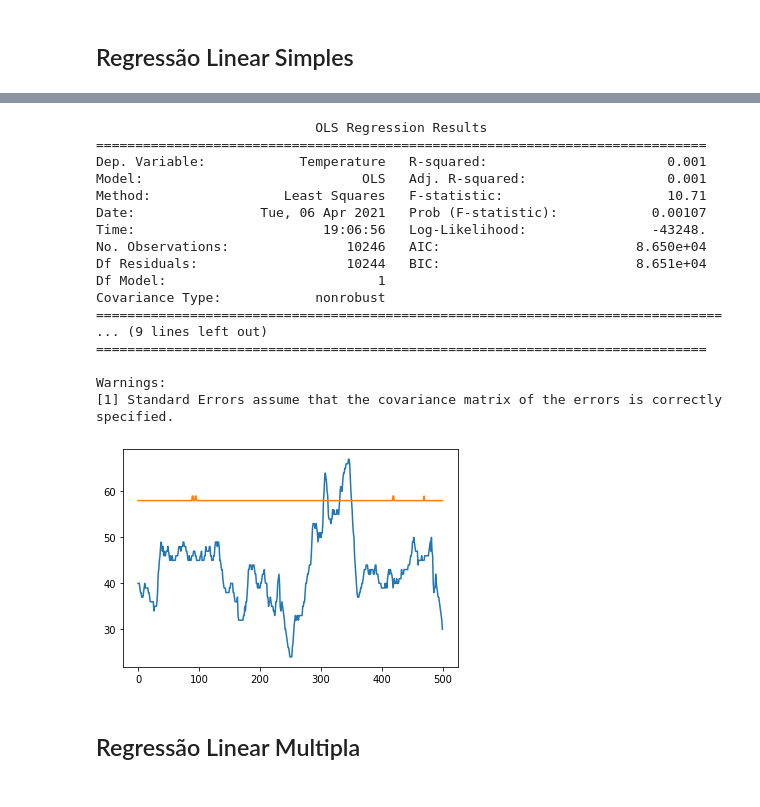
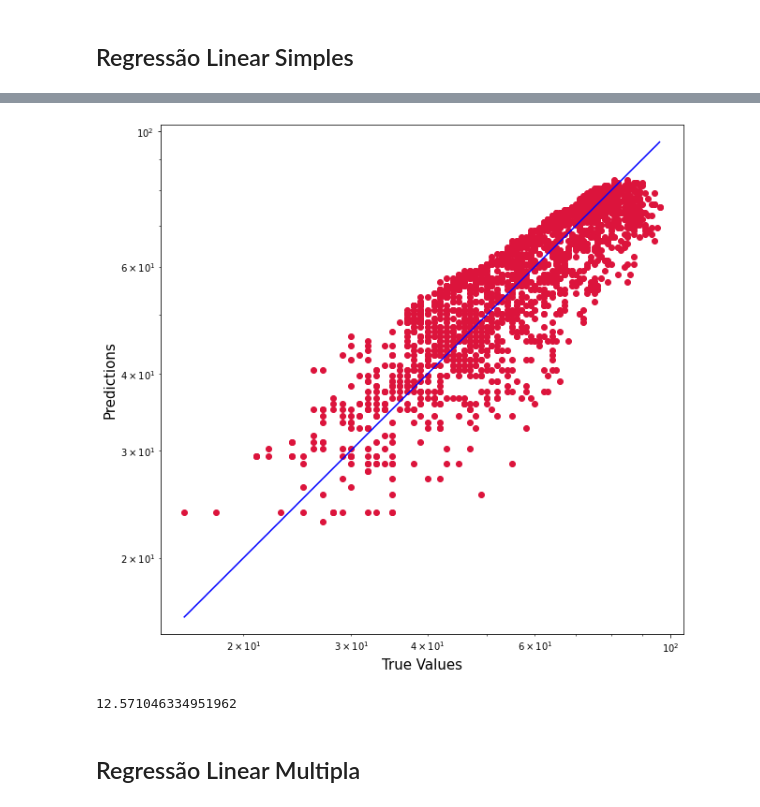
Before and after one commit to pedrohcaminha/projeto1DS, a Jupyter notebook: projeto_1.ipynb, the cells around one changed output, grey strips where cells are left out. Saved outputs shown, nothing was run; the diff lists cells and outputs as text; code cells hidden in the pictures.

```diff
--- a/projeto_1.ipynb
+++ b/projeto_1.ipynb
@@ -651,11 +650,14 @@ plt.show()
 # %%
-X = data['Dew Point'].values.reshape(-1,1)
+Xs = data['Dew Point'].values.reshape(-1,1)
 y = data['Temperature'].values.reshape(-1,1)
 
+X_train, X_test, y_train, y_test = train_test_split(Xs, y, test_size=0.20, random_state=42)
 
 reg = LinearRegression()
-reg.fit(X, y)
+reg.fit(X_train, y_train)
 
+y_true = y_test
+y_pred = reg.predict(X_test)
 
-print("O modelo é: Temperature = {:.5} + {:.5}X".format(reg.intercept_[0], reg.coef_[0][0]))
+print("O modelo é: Temperature = {:.5} + {:.5}*Dew Point".format(reg.intercept_[0], reg.coef_[0][0]))
 # %% [output]
@@ -1137,44 +665,24 @@ plt.show()
-# %%
-X = data['Preciptation']
-y = data['Temperature']
-X2 = sm.add_constant(X)
-est = sm.OLS(y, X2)
-est2 = est.fit()
-print(est2.summary())
-# %% [output]
-                            OLS Regression Results
-==============================================================================
-Dep. Variable:            Temperature   R-squared:                       0.001
-Model:                            OLS   Adj. R-squared:                  0.001
-Method:                 Least Squares   F-statistic:                     10.71
-Date:                Tue, 06 Apr 2021   Prob (F-statistic):            0.00107
-Time:                        19:06:56   Log-Likelihood:                -43248.
-No. Observations:               10246   AIC:                         8.650e+04
-Df Residuals:                   10244   BIC:                         8.651e+04
-Df Model:                           1
-Covariance Type:            nonrobust
-================================================================================
-... (9 lines left out)
-==============================================================================
-
-Warnings:
-[1] Standard Errors assume that the covariance matrix of the errors is correctly specified.
-# %%
-coef = [reg.intercept_[0], reg.coef_[0][0]]
-real = []
-estimado = []
-for index in range(500):
-  temperatura = coef[0] + data['Preciptation'][index] * coef[1]
-  real.append(int(temperatura))
-  estimado.append(data['Temperature'][index])
-comp = pd.DataFrame(real, estimado)
-comp = comp.reset_index()
-comp.columns = ['real', 'estimado']
-plt.plot(comp.index, comp.real, comp.index, comp.estimado)
-plt.show()
-plt.close()
-# %% [output]
-[figure, removed]
+# %%
+plt.figure(figsize=(10,10))
+plt.scatter(y_true, y_pred, c='crimson')
+plt.yscale('log')
+plt.xscale('log')
+
+p1 = max(max(y_pred), max(y_true))
+p2 = min(min(y_pred), min(y_true))
+plt.plot([p1, p2], [p1, p2], 'b-')
+plt.xlabel('True Values', fontsize=15)
+plt.ylabel('Predictions', fontsize=15)
+plt.axis('equal')
+plt.show()
+# %% [output]
+[figure, added]
+# %%
+mape = mean_absolute_percentage_error(y_true, y_pred)
+Dados.append(mape)
+print(mape)
+# %% [output]
+12.571046334951962
 # %% [markdown]
 ## Regressão Linear Multipla
 # %%
```
Also changed, not shown: parts of 57 cells of this notebook.
